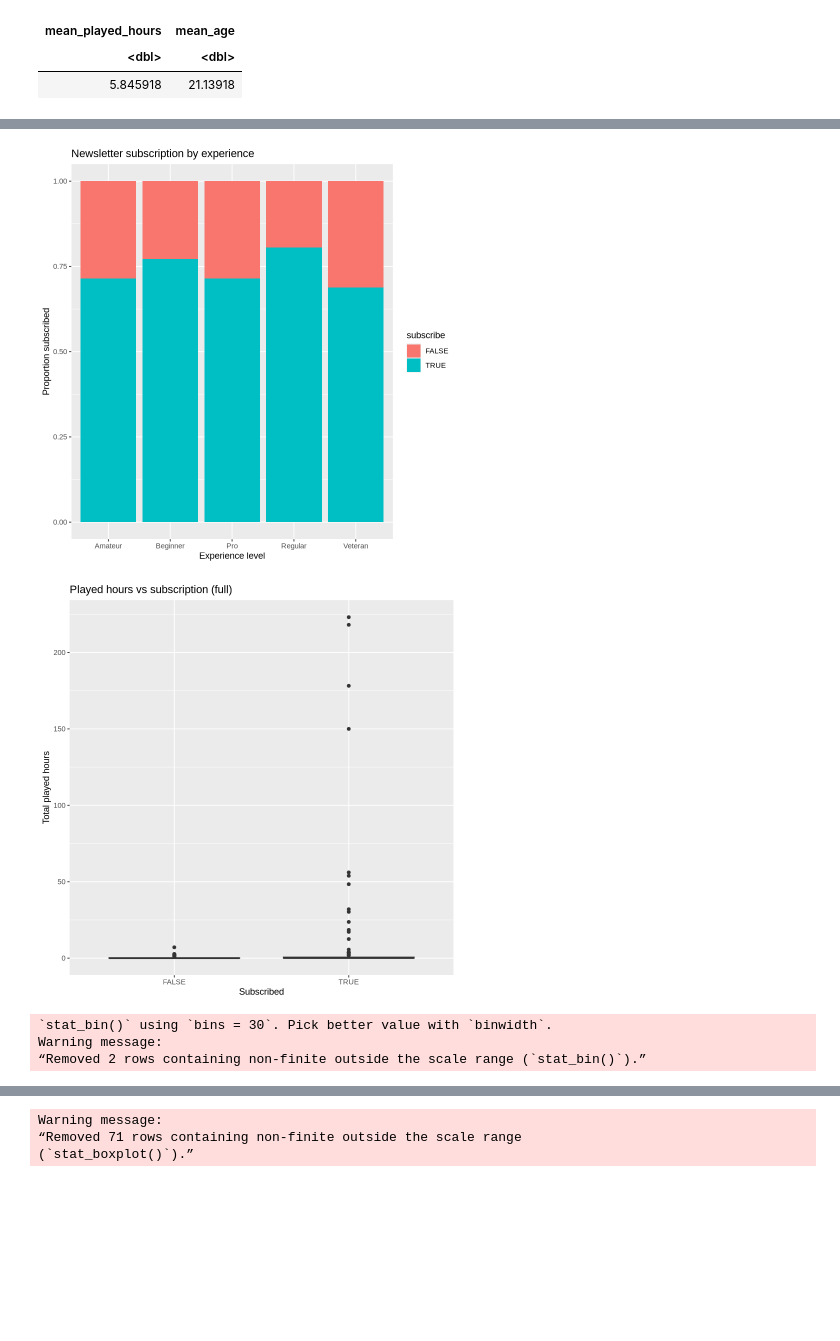
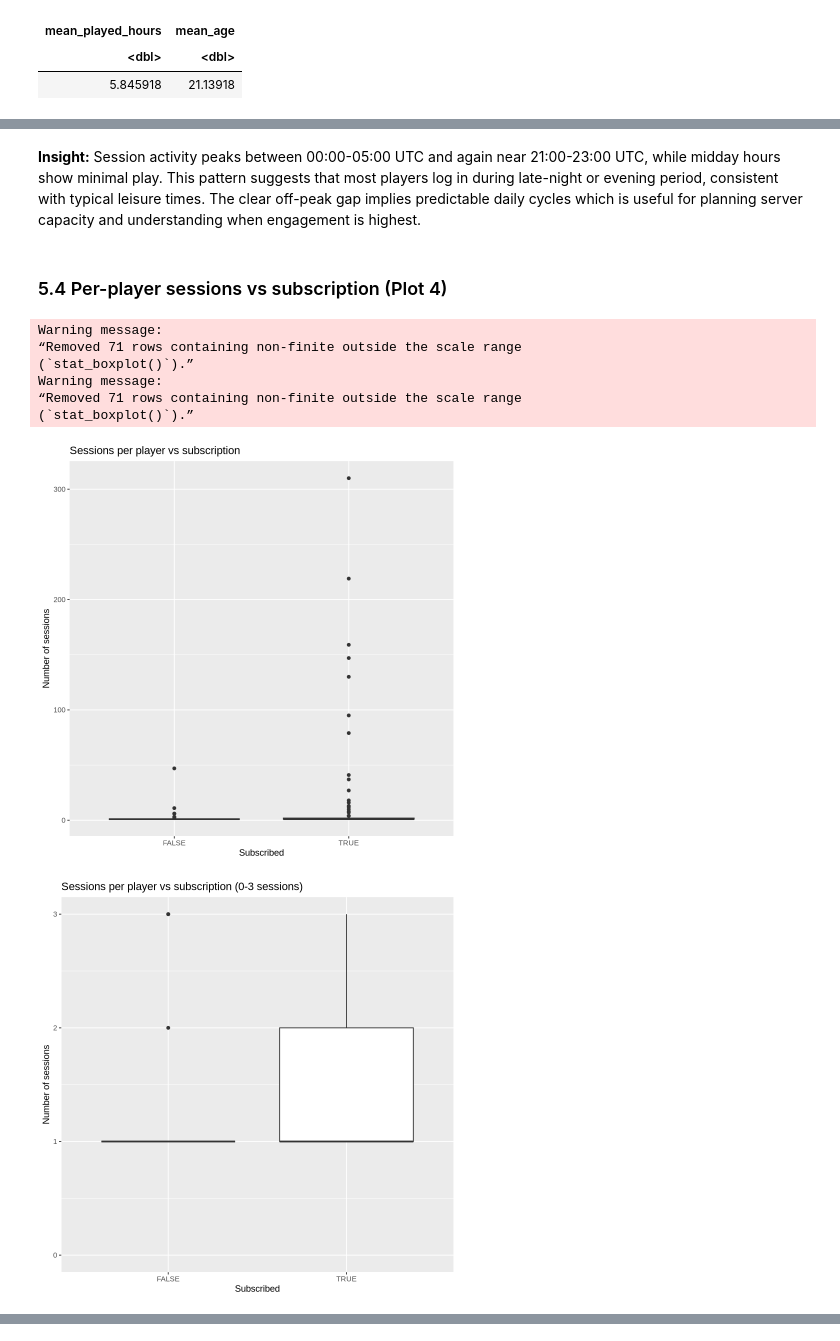
Before and after one commit to Jundaze/dsci-project-002, a Jupyter notebook: Untitled.ipynb, the cells around one changed output, grey strips where cells are left out. Drawn from its saved outputs; the diff is of its cells as text; code cells hidden in the pictures; blank space fills up the shorter version.

Commit message:
Modified and organized code and markdown
Organized plots and markdown text. Wrote short insights for each plot and completed methods and plan section.

```diff
--- a/Untitled.ipynb
+++ b/Untitled.ipynb
@@ -71,46 +132,33 @@ A tibble: 1 × 2
+# %% [markdown]
+**Insight:** Session activity peaks between 00:00-05:00 UTC and again near 21:00-23:00 UTC, while midday hours show minimal play. This pattern suggests that most players log in during late-night or evening period, consistent with typical leisure times. The clear off-peak gap implies predictable daily cycles which is useful for planning server capacity and understanding when engagement is highest.
+# %% [markdown]
+### 5.4 Per-player sessions vs subscription (Plot 4)
 # %%
-sessions_hour <- sessions |>
-    mutate(hour = as.numeric(substr(start_time, 12, 13)))
-# Subscription proportion by experience level
-ggplot(players, aes(x = experience, fill = subscribe)) +
-    geom_bar(position = "fill") +
-    labs(x = "Experience level", y = "Proportion subscribed", title = "Newsletter subscription by experience")
-
-# Played hours vs subscription
-ggplot(players, aes(x = subscribe, y = played_hours)) +
-    geom_boxplot() +
-    labs(x = "Subscribed", y = "Total played hours", title = "Played hours vs subscription (full)")
-
-#Sessions by hour of day
-ggplot(sessions_hour, aes(x = hour)) +
-    geom_bar() +
-    labs(x = "Hour of day", y = "Number of sessions", title = "Session starts by hour (UTC)")
-
-# Distribution of session duration
-ggplot(sessions, aes(x = duration_min)) +
-    geom_histogram(binwidth = 5) +
-    labs(x = "Session length (minutes)", y = "Count", title = "Distribution of session duration")
 
 # Per-player session features and plots
 per_player <- sessions |>
     group_by(hashedEmail) |>
     summarize(n_sessions = n(), mean_session_min = mean(duration_min, na.rm = TRUE))
 
 player_df <- players |>
     left_join(per_player, by = "hashedEmail")
 
 # Number of sessions vs subscription
 ggplot(player_df, aes(x = subscribe, y = n_sessions)) +
     geom_boxplot() +
     labs(x = "Subscribed", y = "Number of sessions", title = "Sessions per player vs subscription")
 
-# Played hours by experience
-ggplot(players, aes(x = experience, y = played_hours)) +
+# Zoomed in Number of sessions vs subscription
+ggplot(player_df, aes(x = subscribe, y = n_sessions)) +
     geom_boxplot() +
-    labs(x = "Experience level", y = "Total played hours", title = "Played hours by experience level")
+    coord_cartesian(ylim = c(0, 3)) +
+    labs(x = "Subscribed", y = "Number of sessions", title = "Sessions per player vs subscription (0-3 sessions)")
 # %% [output]
+Warning message:
+“Removed 71 rows containing non-finite outside the scale range
+(`stat_boxplot()`).”
+Warning message:
+“Removed 71 rows containing non-finite outside the scale range
+(`stat_boxplot()`).”
-[figure, old version]
+[figure, new version]
-[figure, old version]
+[figure, new version]
-`stat_bin()` using `bins = 30`. Pick better value with `binwidth`.
-Warning message:
-“Removed 2 rows containing non-finite outside the scale range (`stat_bin()`).”
@@ -118,3 +164,0 @@ Warning message:
-Warning message:
-“Removed 71 rows containing non-finite outside the scale range
-(`stat_boxplot()`).”
```
Also changed, not shown: parts of 19 cells of this notebook.
